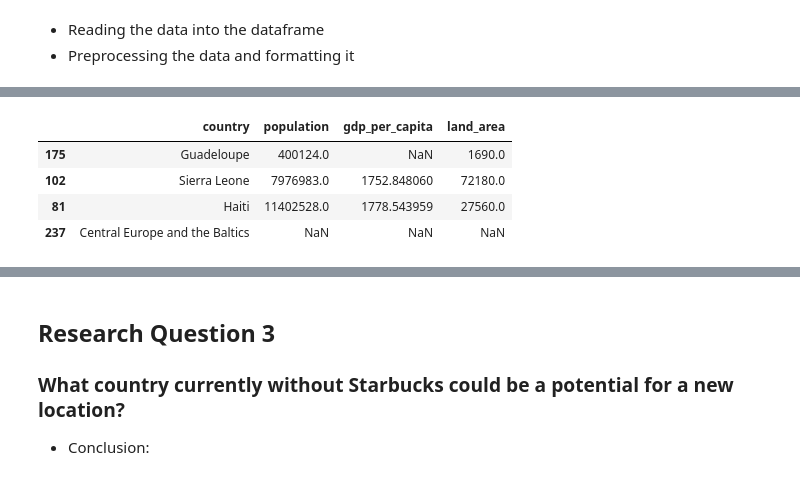
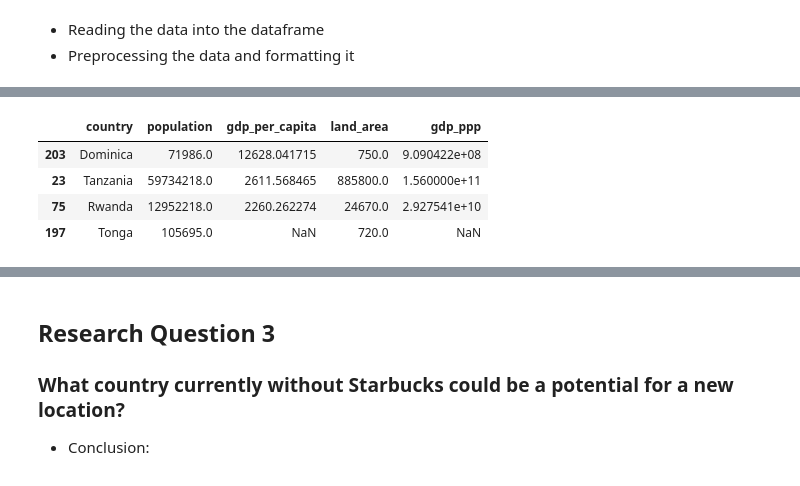
Before and after one commit to randypantinople/Analysis-of-Starbucks-Global-Presence, a Jupyter notebook: Analysis on Starbucks' Global Presence.ipynb, the cells around one changed output, grey strips where cells are left out. Saved outputs shown, nothing was run; the diff lists cells and outputs as text; code cells hidden in the pictures.

```diff
--- a/Analysis on Starbucks' Global Presence.ipynb
+++ b/Analysis on Starbucks' Global Presence.ipynb
@@ -82,19 +89,19 @@ world_population.sample(5)
 # %%
 #DataFrame for the gdp
 gdp=pd.read_csv('gdp.csv')
 
 #Merge gdp and world population data frame
 gdp_pop = pd.merge(world_population, gdp, how='outer' ,on='country')
 gdp_pop.sample(5)
 gdp_pop['gdp_per_capita']= gdp_pop.gdp_ppp/gdp_pop.population
-gdp_pop= gdp_pop[['country', 'population', 'gdp_per_capita', 'land_area']]
+gdp_pop= gdp_pop[['country', 'population', 'gdp_per_capita', 'land_area', 'gdp_ppp']]
 gdp_pop.sample(4)
 # %% [output]
-|  | country | population | gdp_per_capita | land_area |
-| 175 | Guadeloupe | 400124.0 | NaN | 1690.0 |
-| 102 | Sierra Leone | 7976983.0 | 1752.848060 | 72180.0 |
-| 81 | Haiti | 11402528.0 | 1778.543959 | 27560.0 |
-| 237 | Central Europe and the Baltics | NaN | NaN | NaN |
+|  | country | population | gdp_per_capita | land_area | gdp_ppp |
+| 203 | Dominica | 71986.0 | 12628.041715 | 750.0 | 9.090422e+08 |
+| 23 | Tanzania | 59734218.0 | 2611.568465 | 885800.0 | 1.560000e+11 |
+| 75 | Rwanda | 12952218.0 | 2260.262274 | 24670.0 | 2.927541e+10 |
+| 197 | Tonga | 105695.0 | NaN | 720.0 | NaN |
 # %%
 #Merge starbucks data frame and the gdp_pop data frame
 starbucks2 =pd.merge(starbucks1, gdp_pop, how='left', left_on='Country_Name', right_on='country')
```
Also changed, not shown: parts of 34 cells of this notebook.
